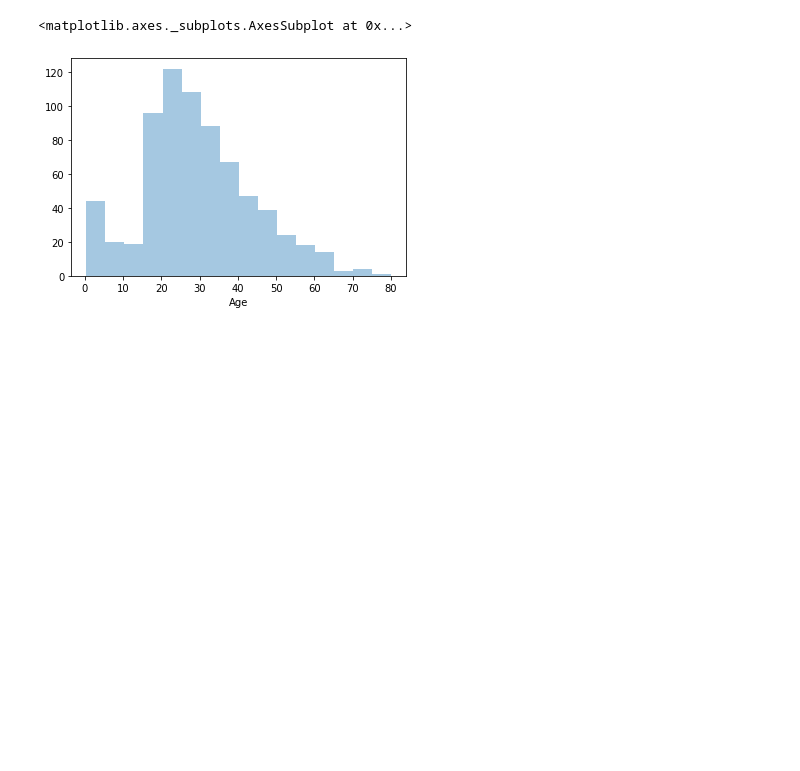
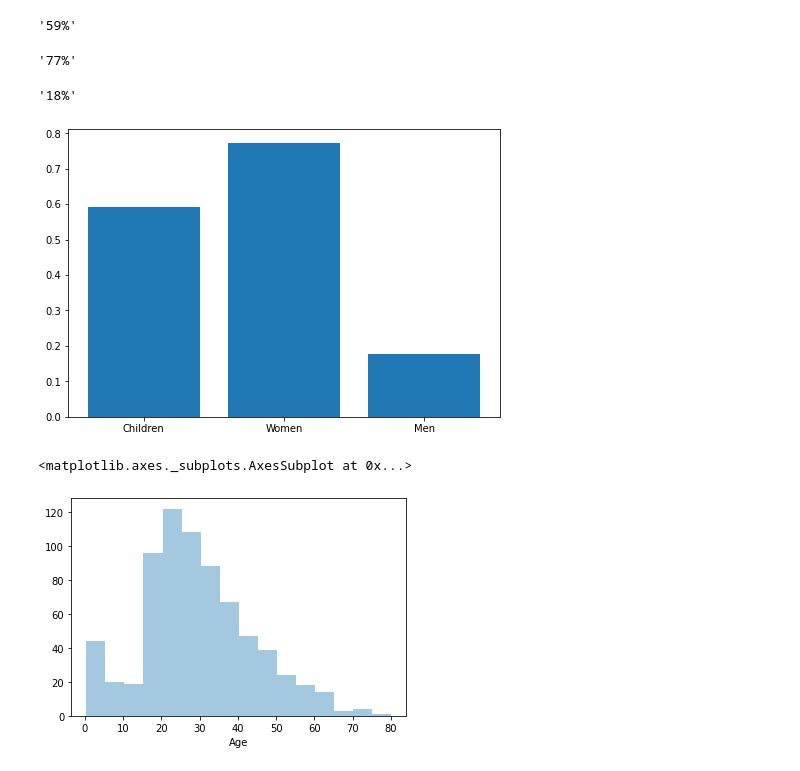
Before and after one commit to ajbraus/jupyter-notebooks, a Jupyter notebook: Titanic/Titanic-PDFs.ipynb, the cells around one changed output. Cells and saved outputs as stored; diff of their text form; code cells hidden in the pictures; blank space fills up the shorter version.

```diff
--- a/Titanic/Titanic-PDFs.ipynb
+++ b/Titanic/Titanic-PDFs.ipynb
@@ -4,5 +5,36 @@ import pandas as pd
 
 df = pd.read_csv('titanic.csv')
+# %%
+children = df[df['Age'] < 16]
+surviving_children = df[(df['Age'] < 16) & (df['Survived'] == 1)]
+child_chance_of_survival = surviving_children.shape[0] / children.shape[0]
+format(child_chance_of_survival, ".0%")
+# %% [output]
+'59%'
+# %%
+women = df[(df['Sex'] == 'female') & (df['Age'] > 16)]
+surviving_women = df[(df['Sex'] == 'female') & (df['Age'] > 16) & (df['Survived'] == 1)]
+women_chance_of_survival = surviving_women.shape[0] / women.shape[0]
+format(women_chance_of_survival, ".0%")
+# %% [output]
+'77%'
+# %%
+men = df[(df['Sex'] == 'male') & (df['Age'] > 16)]
+surviving_men = df[(df['Sex'] == 'male') & (df['Age'] > 16) & (df['Survived'] == 1)]
+men_chance_of_survival = surviving_men.shape[0] / men.shape[0]
+format(men_chance_of_survival, ".0%")
+# %% [output]
+'18%'
+# %%
+import matplotlib.pyplot as plt
+fig = plt.figure()
+ax = fig.add_axes([0,0,1,1])
+x_axis = ["Children", "Women", "Men"]
+data = [child_chance_of_survival, women_chance_of_survival, men_chance_of_survival]
+ax.bar(x_axis, data)
+plt.show()
+# %% [output]
+[figure, added]
 # %%
 import seaborn as sns
 # create a list of Age values not including N/A values
```
Also changed, not shown: parts of 3 cells of this notebook.
